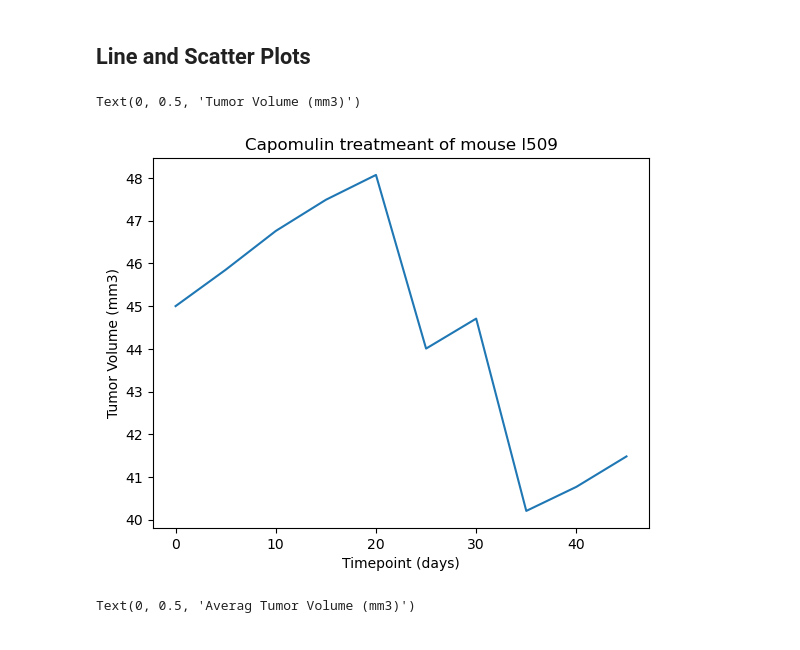
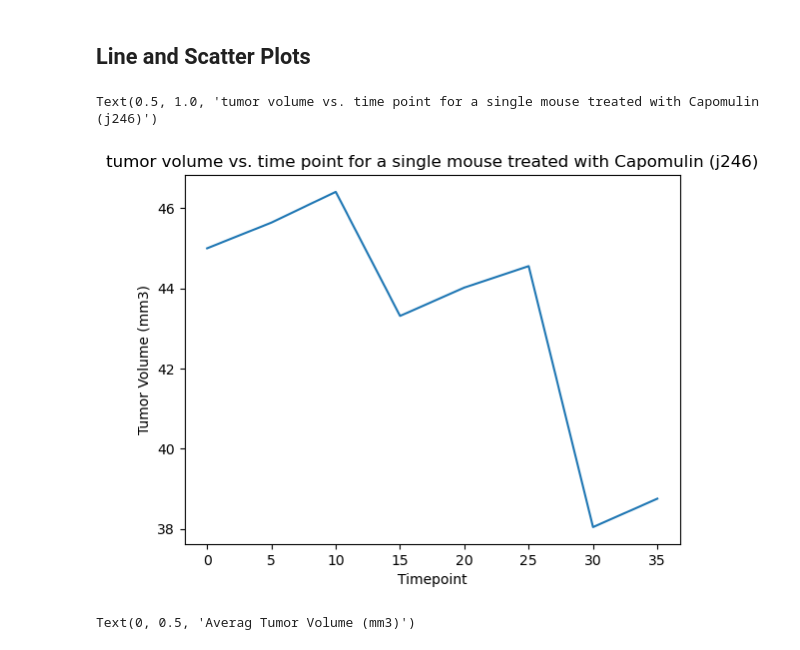
Before and after one commit to rdekker3/module-5, a Jupyter notebook: pymaceuticals_starter.ipynb, the cells around one changed output. Drawn from its saved outputs; the diff is of its cells as text; code cells hidden in the pictures.

```diff
--- a/pymaceuticals_starter.ipynb
+++ b/pymaceuticals_starter.ipynb
@@ -243,18 +304,14 @@ Ceftamin's potential outliers: Series([], Name: Tumor Volume (mm3), dtype: float
 # %%
 # Generate a line plot of tumor volume vs. time point for a single mouse treated with Capomulin
 
-mouse1509_df = Capomulin_df.loc[Capomulin_df["Mouse_ID"] == "l509",]
-x_axis = mouse1509_df["Timepoint"]
-tumsiz = mouse1509_df["Tumor Volume (mm3)"]
-
-fig1, ax1 = plt.subplots()
-plt.title('Capomulin treatmeant of mouse l509')
-plt.plot(x_axis, tumsiz)
-plt.xlabel('Timepoint (days)')
+mousej246 = cleaned_mice.loc[cleaned_mice["Mouse_ID"] == "j246",]
+plt.plot(mousej246['Timepoint'], mousej246['Tumor Volume (mm3)'])
+plt.xlabel('Timepoint')
 plt.ylabel('Tumor Volume (mm3)')
+plt.title(f'tumor volume vs. time point for a single mouse treated with Capomulin (j246)')
 # %% [output]
-Text(0, 0.5, 'Tumor Volume (mm3)')
+Text(0.5, 1.0, 'tumor volume vs. time point for a single mouse treated with Capomulin (j246)')
-[figure, old version]
+[figure, new version]
 # %%
 # Generate a scatter plot of mouse weight vs. the average observed tumor volume for the entire Capomulin regimen
 
```
Also changed, not shown: parts of 12 cells of this notebook, 1 other file.
